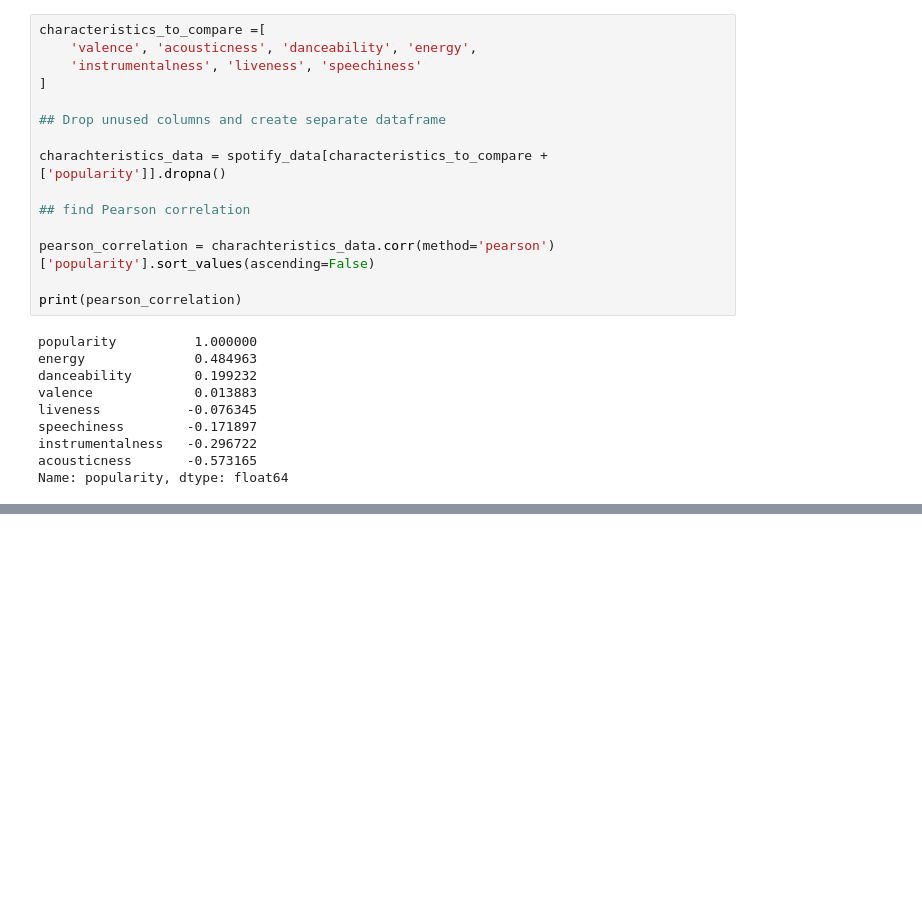
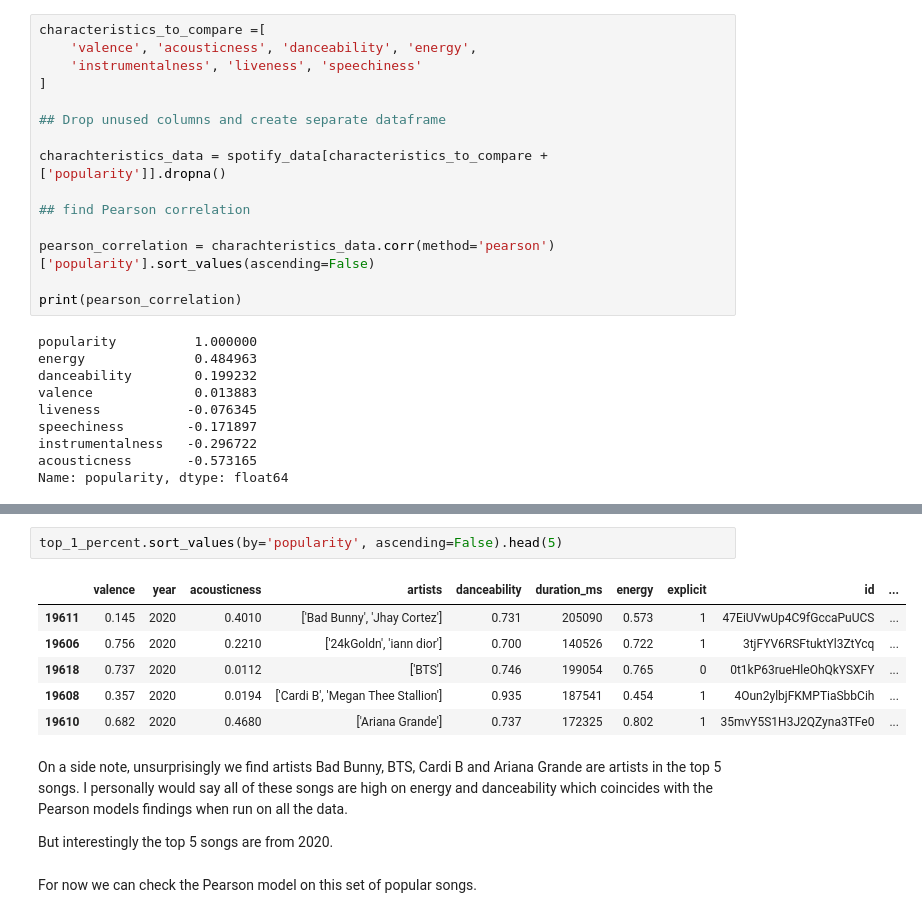
Before and after one commit to AlejandroLopez1992/DSCI235_Final_Project, a Jupyter notebook: alejandroSpotifyAnalysis.ipynb, the cells around one changed output, grey strips where cells are left out. Cells and saved outputs as stored; diff of their text form; blank space fills up the shorter version.

```diff
--- a/alejandroSpotifyAnalysis.ipynb
+++ b/alejandroSpotifyAnalysis.ipynb
@@ -145,0 +170,15 @@ The above code shows the correlation of each attribute when compared to probabil
+# %%
+top_1_percent.sort_values(by='popularity', ascending=False).head(5)
+# %% [output]
+|  | valence | year | acousticness | artists | danceability | duration_ms | energy | explicit | id | ... |
+| 19611 | 0.145 | 2020 | 0.4010 | ['Bad Bunny', 'Jhay Cortez'] | 0.731 | 205090 | 0.573 | 1 | 47EiUVwUp4C9fGccaPuUCS | ... |
+| 19606 | 0.756 | 2020 | 0.2210 | ['24kGoldn', 'iann dior'] | 0.700 | 140526 | 0.722 | 1 | 3tjFYV6RSFtuktYl3ZtYcq | ... |
+| 19618 | 0.737 | 2020 | 0.0112 | ['BTS'] | 0.746 | 199054 | 0.765 | 0 | 0t1kP63rueHleOhQkYSXFY | ... |
+| 19608 | 0.357 | 2020 | 0.0194 | ['Cardi B', 'Megan Thee Stallion'] | 0.935 | 187541 | 0.454 | 1 | 4Oun2ylbjFKMPTiaSbbCih | ... |
+| 19610 | 0.682 | 2020 | 0.4680 | ['Ariana Grande'] | 0.737 | 172325 | 0.802 | 1 | 35mvY5S1H3J2QZyna3TFe0 | ... |
+# %% [markdown]
+On a side note, unsurprisingly we find artists Bad Bunny, BTS, Cardi B and Ariana Grande are artists in the top 5 songs. I personally would say all of these songs are high on energy and danceability which coincides with the Pearson models findings when run on all the data.
+
+But interestingly the top 5 songs are from 2020.
+# %% [markdown]
+For now we can check the Pearson model on this set of popular songs.
```
Also changed, not shown: parts of 15 cells of this notebook.
